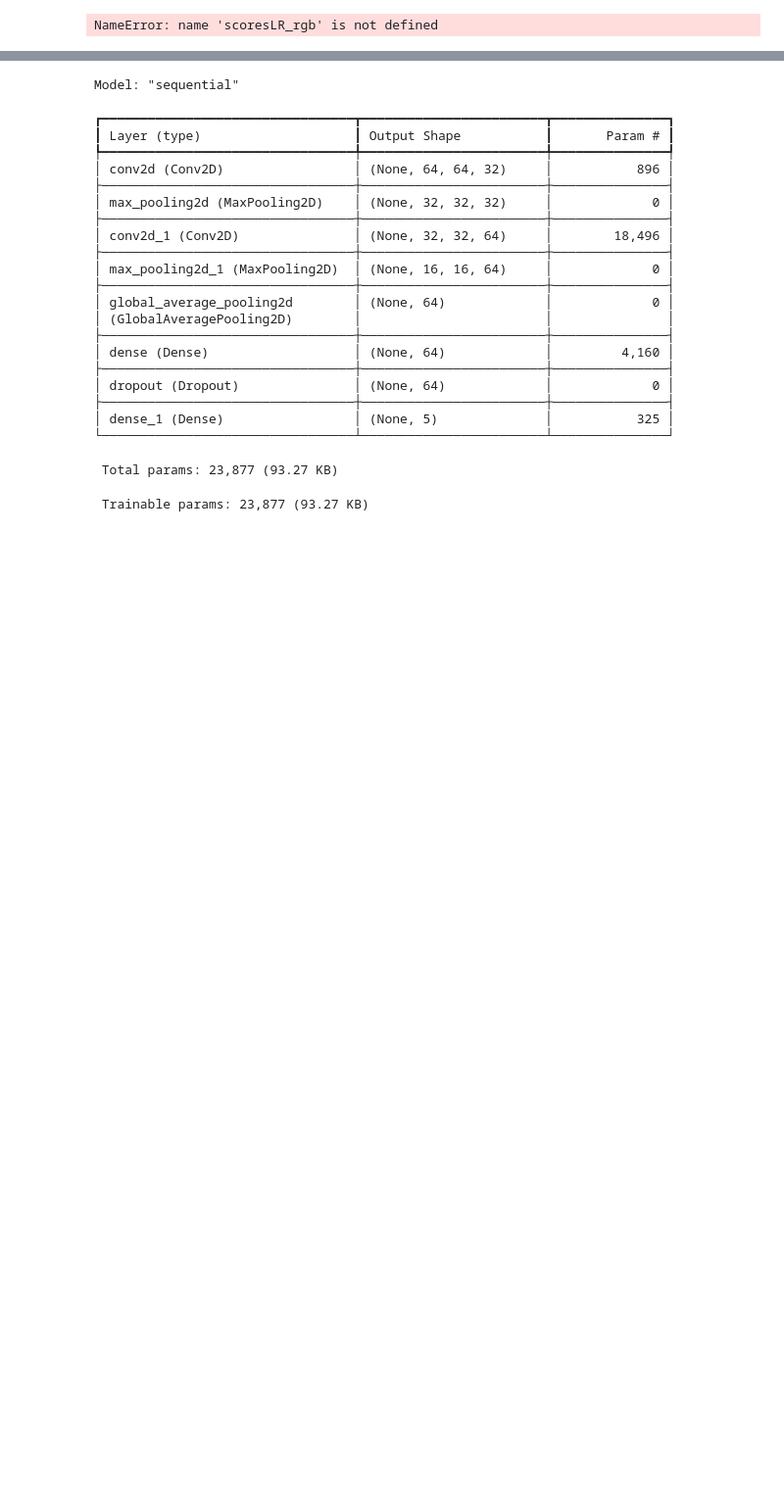
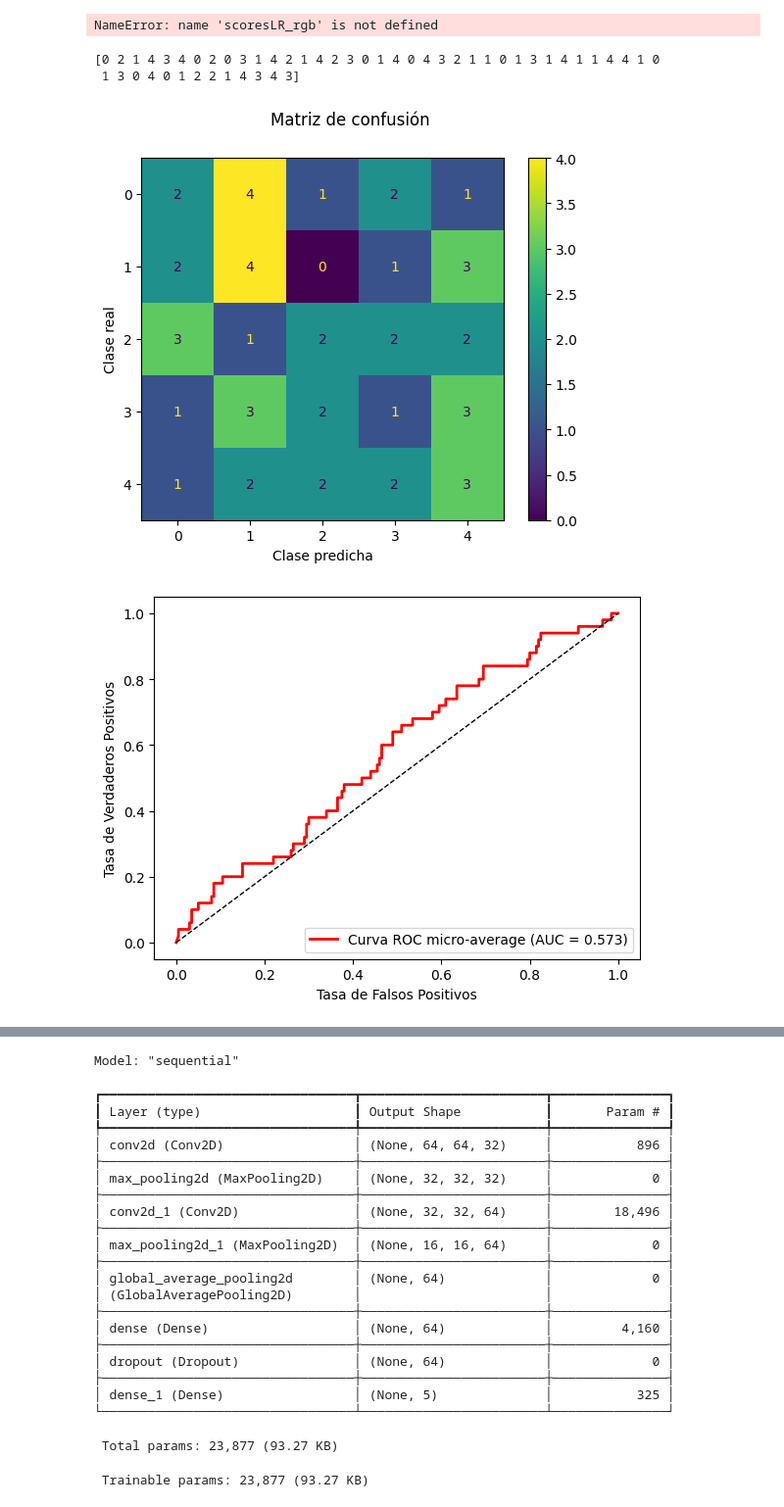
Before and after one commit to sabelayanez/clasificacion-supervisada, a Jupyter notebook: pruebas-finales.ipynb, the cells around one changed output, grey strips where cells are left out. Shown at 98% size. Saved outputs shown, nothing was run; the diff lists cells and outputs as text; code cells hidden in the pictures; blank space fills up the shorter version.

```diff
--- a/pruebas-finales.ipynb
+++ b/pruebas-finales.ipynb
@@ -119,0 +300,7 @@ save_excel_cv(scoresLR_gray, "Regresión Logística gray")
+# %%
+evaluar_rendimiento(modelLR_gray, X_test_gray, y_test_encoded, "Regresión Logística GRAY", None)
+# %% [output]
+[0 2 1 4 3 4 0 2 0 3 1 4 2 1 4 2 3 0 1 4 0 4 3 2 1 1 0 1 3 1 4 1 1 4 4 1 0
+ 1 3 0 4 0 1 2 2 1 4 3 4 3]
+[figure, added]
+[figure, added]
```
Also changed, not shown: parts of 32 cells of this notebook.
